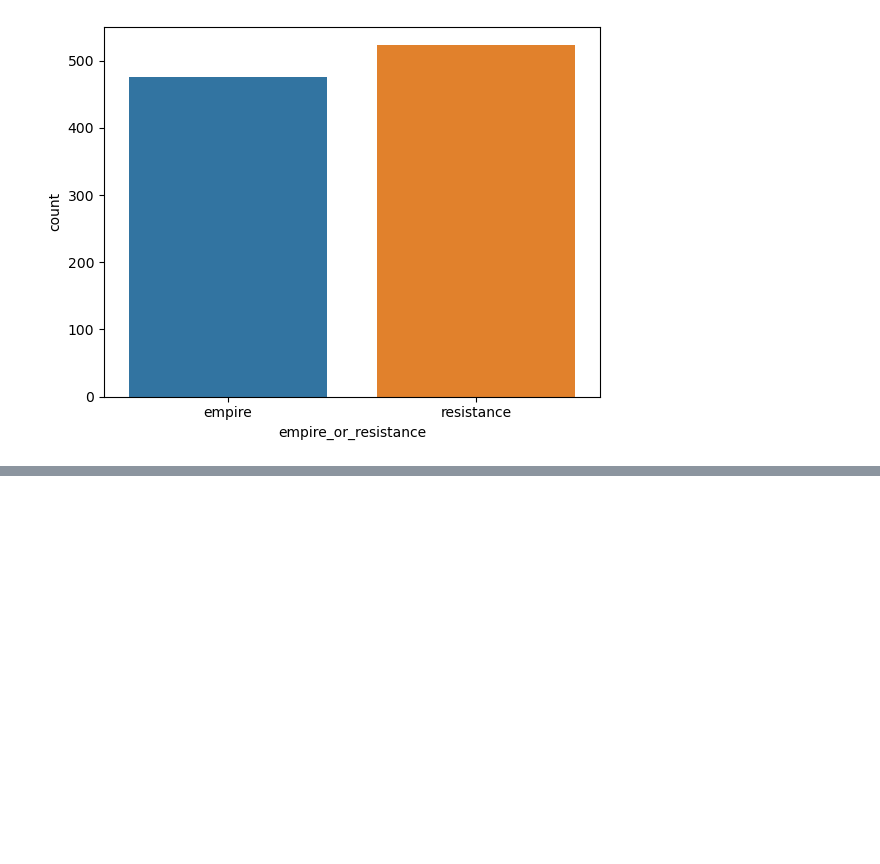
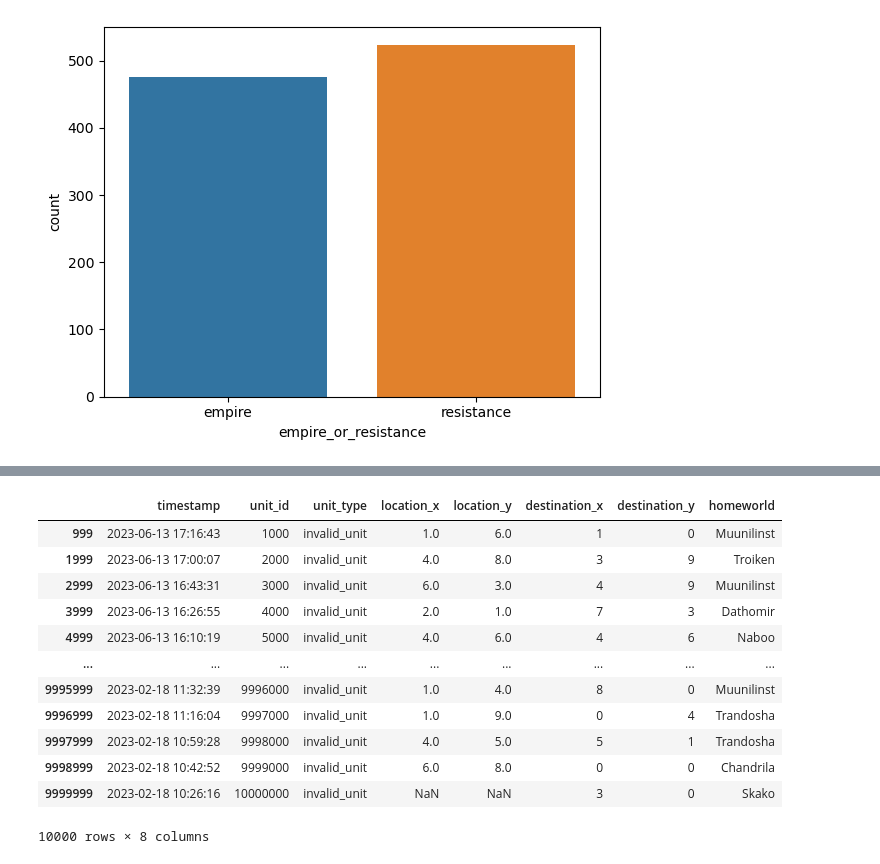
Before and after one commit to TallG1raffe/guided-project-3, a Jupyter notebook: prediction_model.ipynb, the cells around one changed output, grey strips where cells are left out. Saved outputs shown, nothing was run; the diff lists cells and outputs as text; code cells hidden in the pictures; blank space fills up the shorter version.

```diff
--- a/prediction_model.ipynb
+++ b/prediction_model.ipynb
@@ -162,3 +159,21 @@ NameError: name 'pickle' is not defined
 filename = "model.pkl"
 with open(filename, 'wb') as file:
     pickle.dump(model, file)
+# %%
+df_real = pd.read_csv('troop_movements10m.csv')
+# %%
+df_real[df_real['unit_type'] == 'invalid_unit']
+# %% [output]
+|  | timestamp | unit_id | unit_type | location_x | location_y | destination_x | destination_y | homeworld |
+| 999 | 2023-06-13 17:16:43 | 1000 | invalid_unit | 1.0 | 6.0 | 1 | 0 | Muunilinst |
+| 1999 | 2023-06-13 17:00:07 | 2000 | invalid_unit | 4.0 | 8.0 | 3 | 9 | Troiken |
+| 2999 | 2023-06-13 16:43:31 | 3000 | invalid_unit | 6.0 | 3.0 | 4 | 9 | Muunilinst |
+| 3999 | 2023-06-13 16:26:55 | 4000 | invalid_unit | 2.0 | 1.0 | 7 | 3 | Dathomir |
+| 4999 | 2023-06-13 16:10:19 | 5000 | invalid_unit | 4.0 | 6.0 | 4 | 6 | Naboo |
+| ... | ... | ... | ... | ... | ... | ... | ... | ... |
+| 9995999 | 2023-02-18 11:32:39 | 9996000 | invalid_unit | 1.0 | 4.0 | 8 | 0 | Muunilinst |
+| 9996999 | 2023-02-18 11:16:04 | 9997000 | invalid_unit | 1.0 | 9.0 | 0 | 4 | Trandosha |
+| 9997999 | 2023-02-18 10:59:28 | 9998000 | invalid_unit | 4.0 | 5.0 | 5 | 1 | Trandosha |
+| 9998999 | 2023-02-18 10:42:52 | 9999000 | invalid_unit | 6.0 | 8.0 | 0 | 0 | Chandrila |
+| 9999999 | 2023-02-18 10:26:16 | 10000000 | invalid_unit | NaN | NaN | 3 | 0 | Skako |
+10000 rows × 8 columns
```
Also changed, not shown: parts of 14 cells of this notebook, 3 other files.
